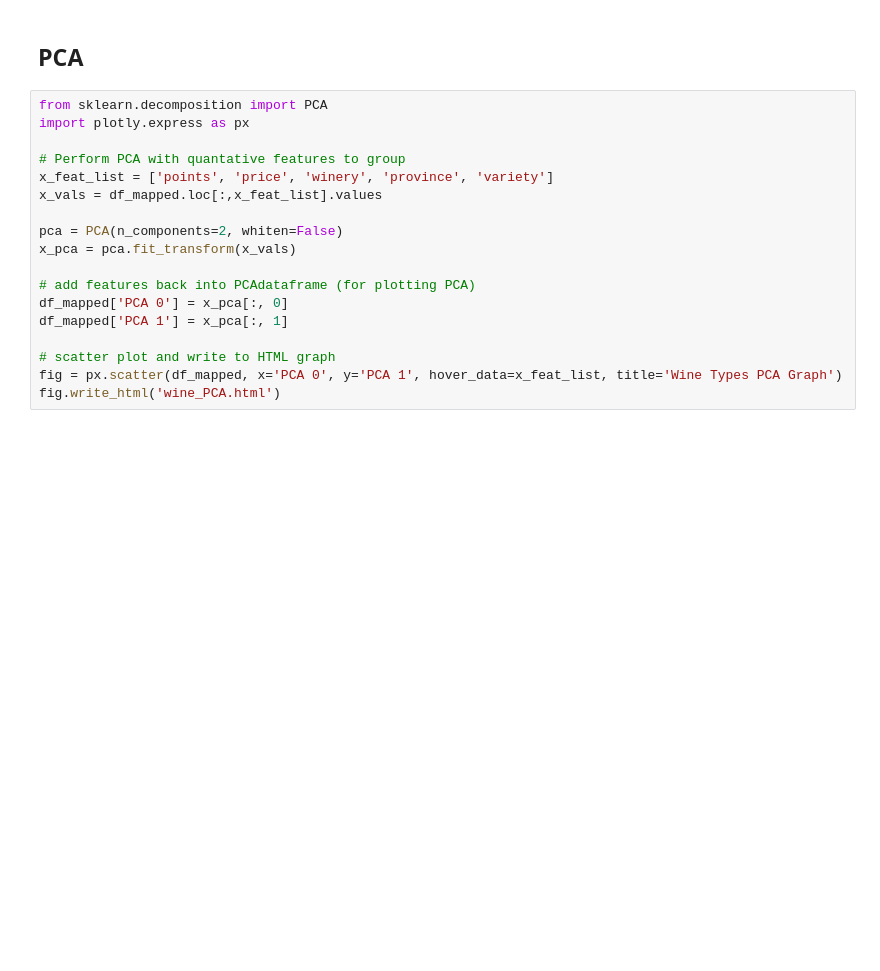
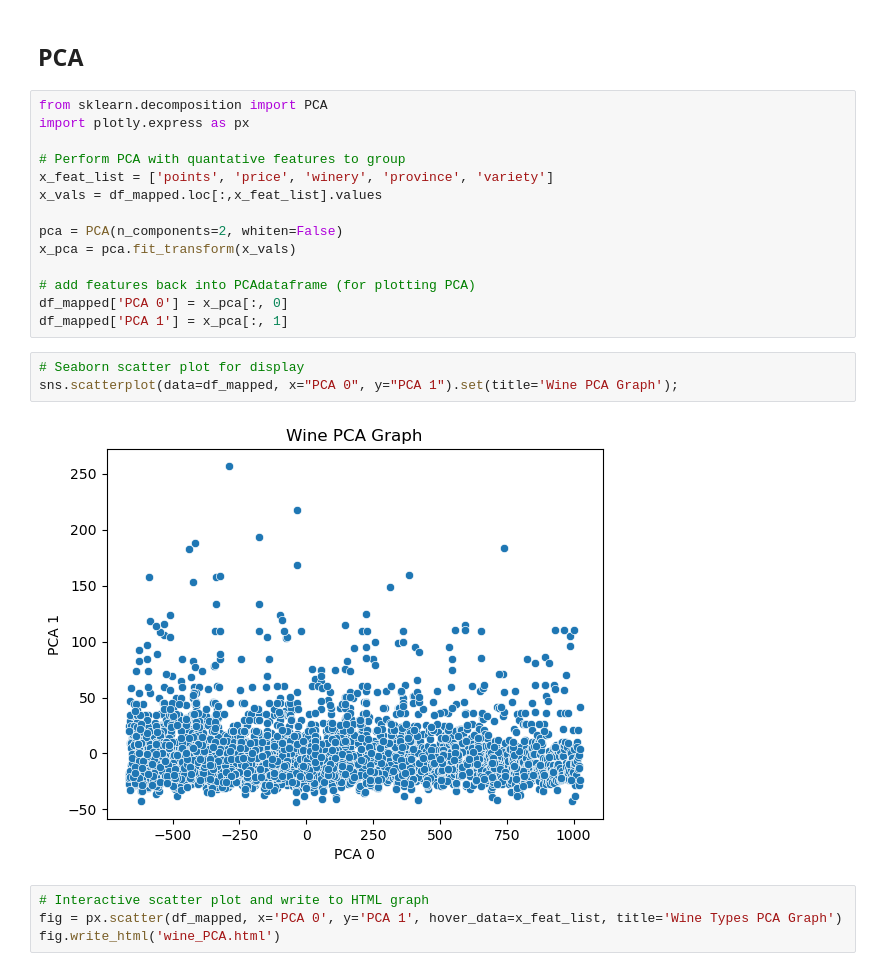
Before and after one commit to thealphacubicle/NEU-Snowball-Project-2023, a Jupyter notebook: Snowball Project.ipynb, the cells around one changed output. Drawn from its saved outputs; the diff is of its cells as text; blank space fills up the shorter version.

Commit message:
Created Seaborn viz for PCA

```diff
--- a/Snowball Project.ipynb
+++ b/Snowball Project.ipynb
@@ -266,7 +266,12 @@ x_pca = pca.fit_transform(x_vals)
 # add features back into PCAdataframe (for plotting PCA)
 df_mapped['PCA 0'] = x_pca[:, 0]
 df_mapped['PCA 1'] = x_pca[:, 1]
-
-# scatter plot and write to HTML graph
-fig = px.scatter(df_mapped, x='PCA 0', y='PCA 1', hover_data=x_feat_list, title='Wine Types PCA Graph')
-fig.write_html('wine_PCA.html')
+# %%
+# Seaborn scatter plot for display
+sns.scatterplot(data=df_mapped, x="PCA 0", y="PCA 1").set(title='Wine PCA Graph');
+# %% [output]
+[figure, added]
+# %%
+# Interactive scatter plot and write to HTML graph
+fig = px.scatter(df_mapped, x='PCA 0', y='PCA 1', hover_data=x_feat_list, title='Wine Types PCA Graph')
+fig.write_html('wine_PCA.html')
```
